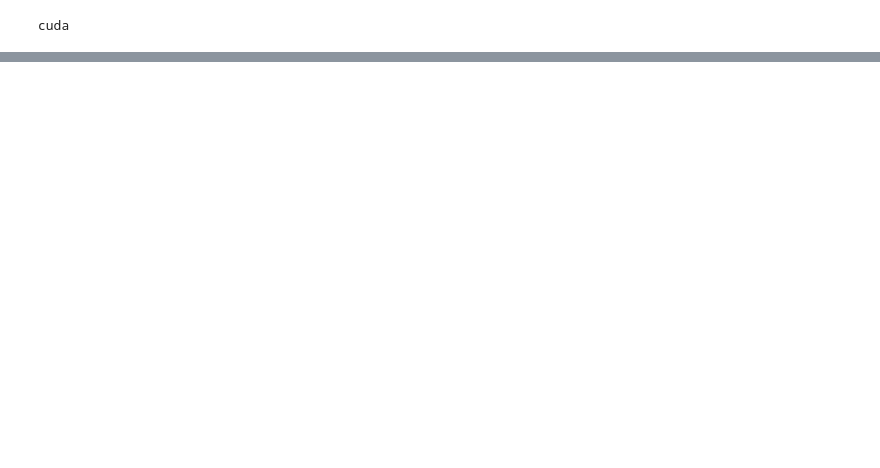
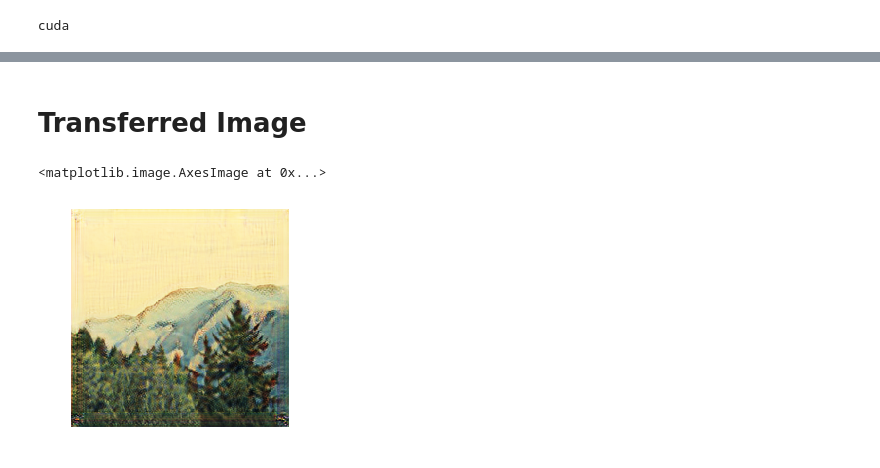
Before and after one commit to CarpdiemLiang/style_transfer, a Jupyter notebook: cycle_gan_unet/demo.ipynb, the cells around one changed output, grey strips where cells are left out. Cells and saved outputs as stored; diff of their text form; code cells hidden in the pictures; blank space fills up the shorter version.

```diff
--- a/cycle_gan_unet/demo.ipynb
+++ b/cycle_gan_unet/demo.ipynb
@@ -31,8 +31,8 @@ class ArtistDataset(td.Dataset):
         self.mode = mode
         self.style = style
         self.images_dir = os.path.join(root_dir, "%s/*.jpg" % style)
-        if os.path.exists('%s.pkl' % style):
-            with open('%s.pkl' % style, 'rb') as file:
+        if os.path.exists('/images/%s.pkl' % style):
+            with open('/images/%s.pkl' % style, 'rb') as file:
                 self.imgs = pk.load(file)
         else:
             self.imgs = io.ImageCollection(self.images_dir)
@@ -247,0 +248,8 @@ fakeB = exp_uki.gnetA()
+# %% [markdown]
+# Transferred Image
+# %%
+fakeB = exp_uki.gnetA(x[np.newaxis].to(exp_uki.gnetA.device))[0]
+myimshow(fakeB.detach())
+# %% [output]
+<matplotlib.image.AxesImage at 0x...>
+[figure, added]
```
Also changed, not shown: parts of 4 cells of this notebook.
